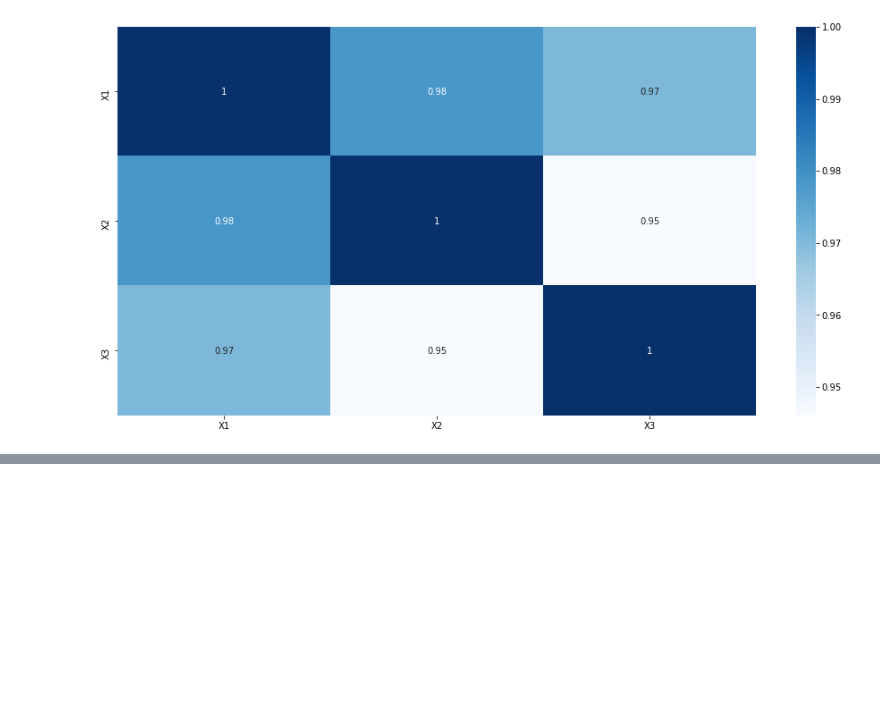
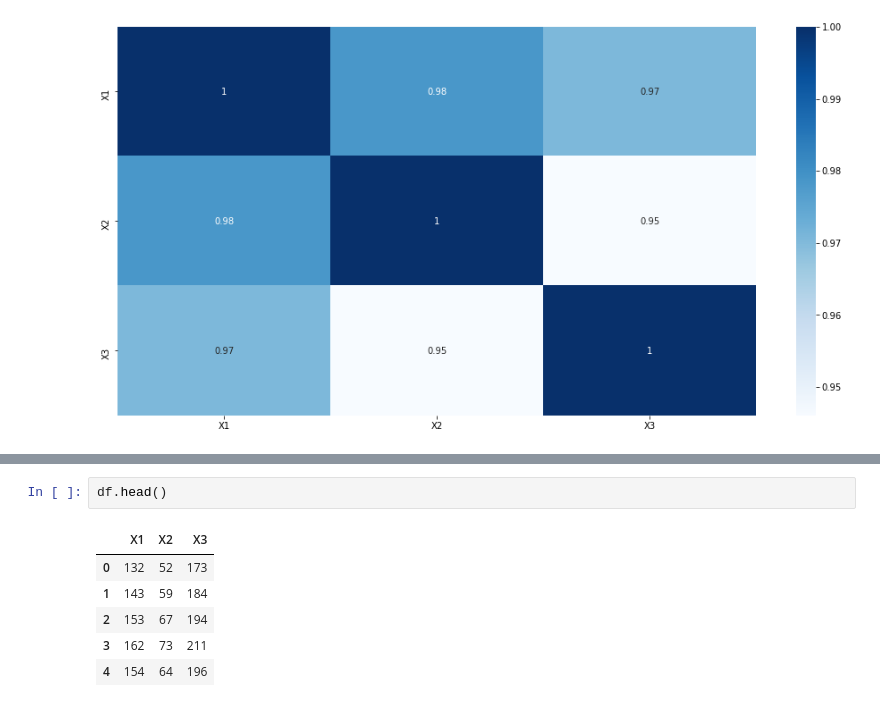
Before and after one commit to sunwenliang14/credit-card-risk, a Jupyter notebook: credit-risk-analysis.ipynb, the cells around one changed output, grey strips where cells are left out. Cells and saved outputs as stored; diff of their text form; blank space fills up the shorter version.

```diff
--- a/credit-risk-analysis.ipynb
+++ b/credit-risk-analysis.ipynb
@@ -1059,0 +1071,9 @@ sns.heatmap(df.corr(), cmap='Blues', annot=True)
+# %%
+df.head()
+# %% [output]
+|  | X1 | X2 | X3 |
+| 0 | 132 | 52 | 173 |
+| 1 | 143 | 59 | 184 |
+| 2 | 153 | 67 | 194 |
+| 3 | 162 | 73 | 211 |
+| 4 | 154 | 64 | 196 |
```
Also changed, not shown: parts of 2 cells of this notebook.
